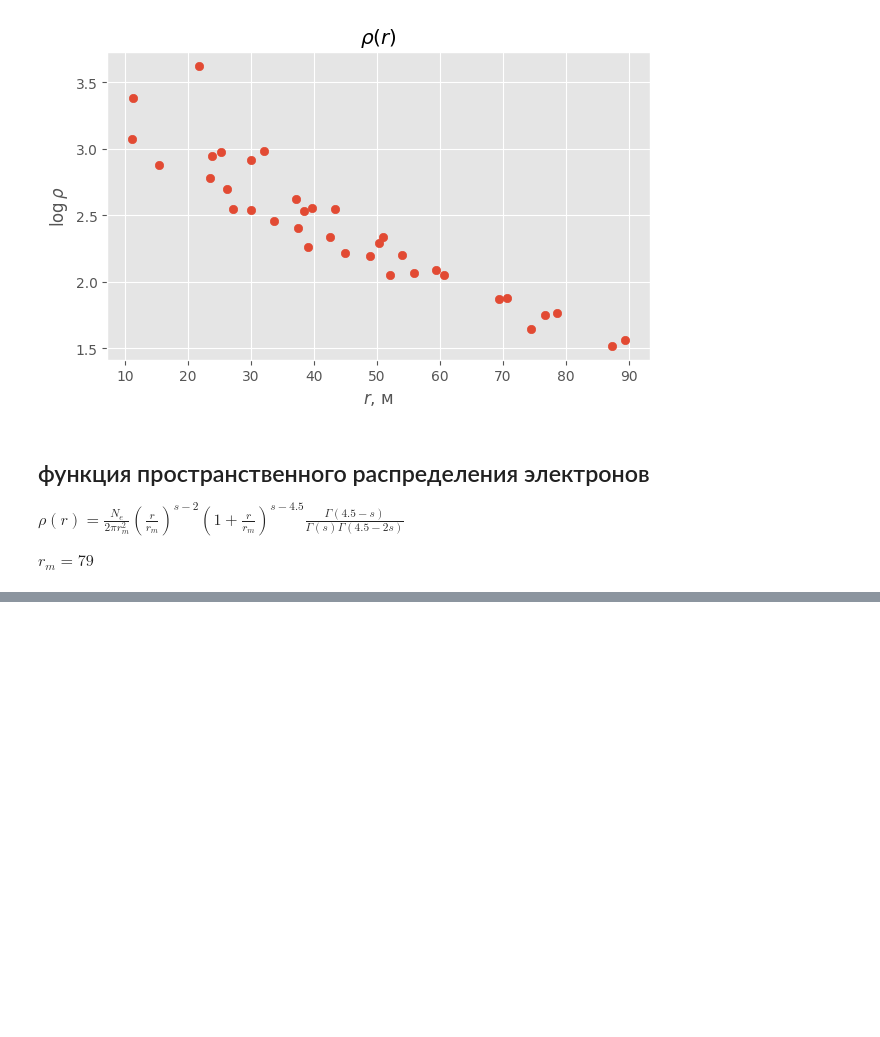
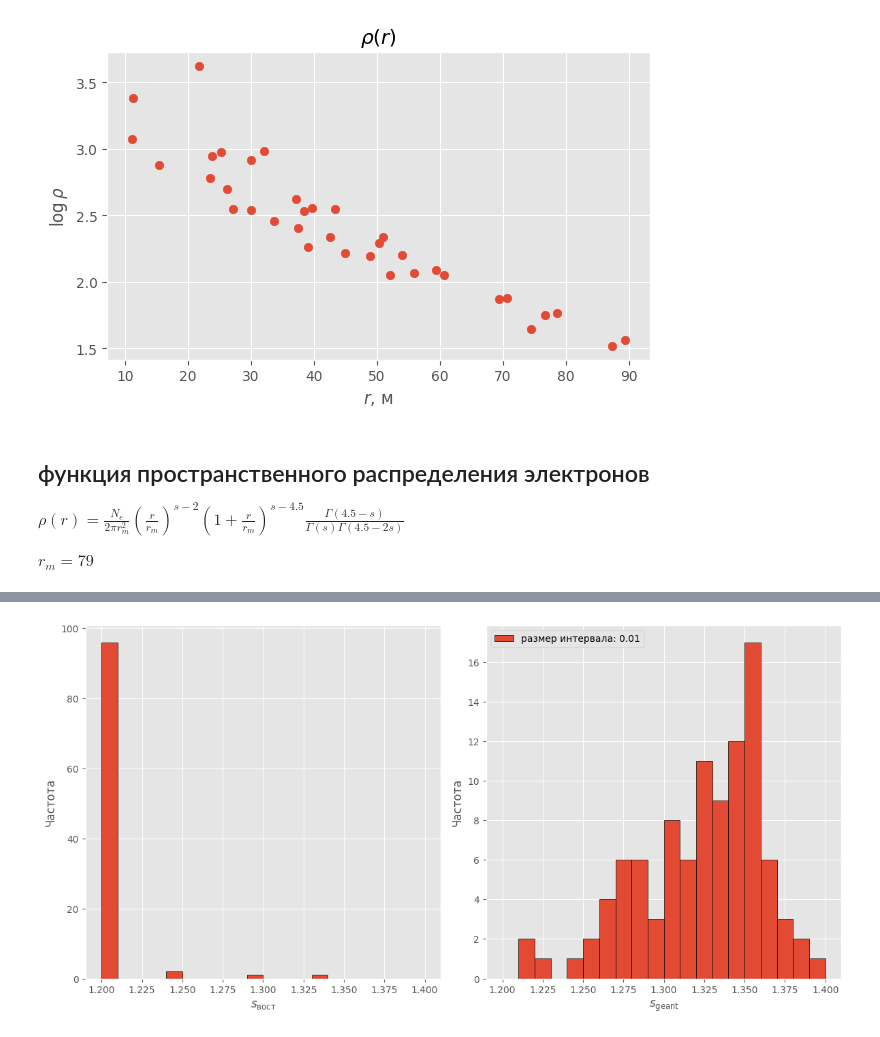
Before and after one commit to matalhim/sdf, a Jupyter notebook: corsika/main.ipynb, the cells around one changed output, grey strips where cells are left out. Cells and saved outputs as stored; diff of their text form; code cells hidden in the pictures; blank space fills up the shorter version.

```diff
--- a/corsika/main.ipynb
+++ b/corsika/main.ipynb
@@ -250,0 +374,25 @@ X
+# %%
+interval_s = 0.01
+
+bin_edges_s_opt = np.arange(1.2, 1.41, interval_s)
+bin_edges_s_corsika = np.arange(1.2, 1.41, interval_s)
+
+fig, axes = plt.subplots(1, 2, figsize=(12, 6))
+
+# востановленный s
+axes[0].hist(s_opt_array, bins=bin_edges_s_opt, edgecolor='black')
+axes[0].set_xlabel(r'$s_{\text{вост}}$')
+axes[0].set_ylabel("Частота")
+
+# заданный s
+axes[1].hist(df['sNKGlong'],
+             bins=bin_edges_s_corsika, edgecolor='black', label=f'размер интервала: {interval_s}')
+axes[1].set_xlabel(r'$s_{\text{geant}}$')
+axes[1].set_ylabel("Частота")
+axes[1].legend()
+
+
+plt.tight_layout()
+plt.show()
+# %% [output]
+[figure, added]
```
Also changed, not shown: parts of 18 cells of this notebook, 1 other file.
